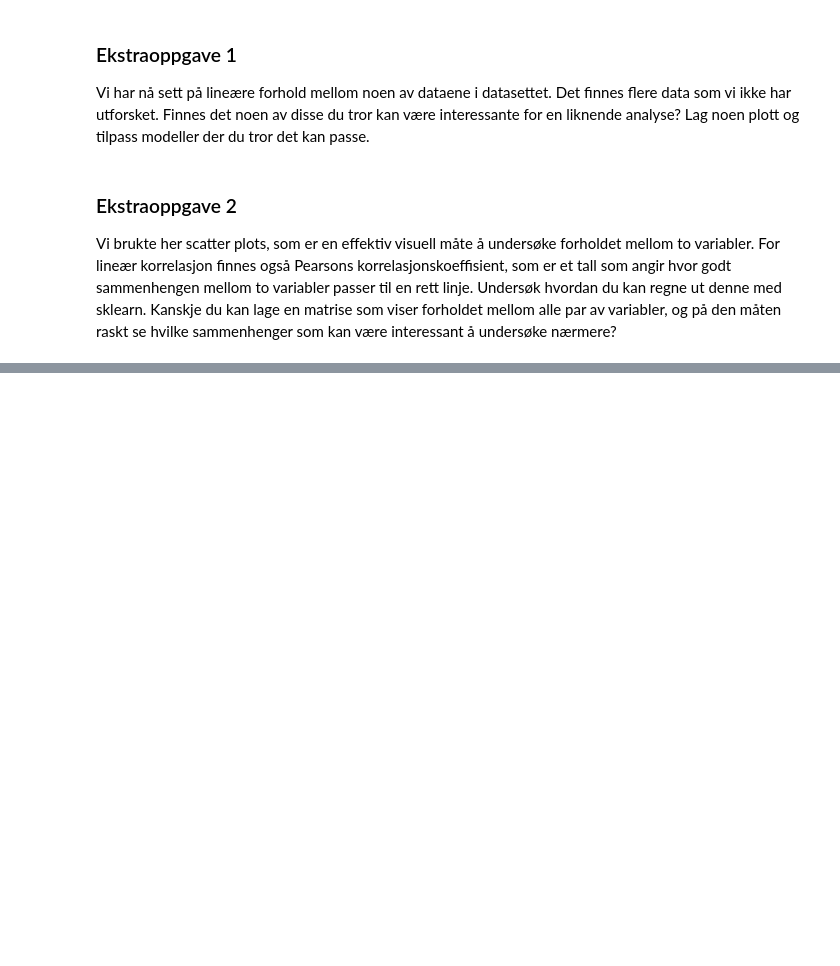
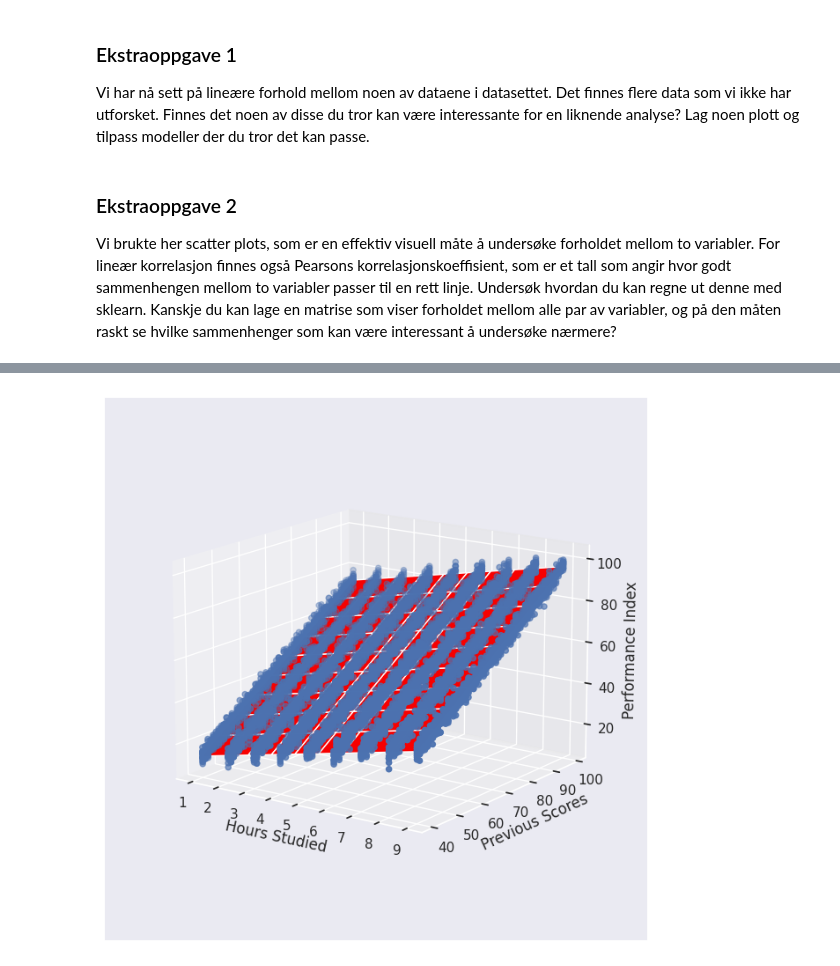
Before and after one commit to eivindlie/ml-workshop-2025, a Jupyter notebook: notebooks/1-regression.ipynb, the cells around one changed output, grey strips where cells are left out. Drawn from its saved outputs; the diff is of its cells as text; code cells hidden in the pictures; blank space fills up the shorter version.

Commit message:
Add a section about multiple linear regression

```diff
--- a/notebooks/1-regression.ipynb
+++ b/notebooks/1-regression.ipynb
@@ -122,0 +209,2 @@ Vi brukte her scatter plots, som er en effektiv visuell måte å undersøke forh
+# %%
+df_student_train, df_student_test = sklearn.model_selection.train_test_split(df_student, test_size=0.2)
@@ -122,0 +214,3 @@ Vi brukte her scatter plots, som er en effektiv visuell måte å undersøke forh
+# %%
+student_model1 = sklearn.linear_model.LinearRegression()
+student_model1.fit(df_student_train[['Hours Studied', 'Previous Scores']], df_student_train['Performance Index'])
@@ -122,0 +222,22 @@ Vi brukte her scatter plots, som er en effektiv visuell måte å undersøke forh
+# %%
+fig = plt.figure(figsize=(8,8))
+ax = fig.add_subplot(projection='3d')
+
+x1 = np.linspace(min(df_student_train['Hours Studied']), max(df_student_train['Hours Studied']), 10)
+x2 = np.linspace(min(df_student_train['Previous Scores']), max(df_student_train['Previous Scores']), 10)
+x1, x2 = np.meshgrid(x1, x2)
+x3 = student_model1.predict(np.c_[x1.ravel(), x2.ravel()])
+x3 = x3.reshape(x1.shape)
+ax.plot_surface(x1, x2, x3, color='red')
+
+ax.scatter(df_student_train['Hours Studied'], df_student_train['Previous Scores'], df_student_train['Performance Index'])
+
+ax.set_xlabel('Hours Studied')
+ax.set_ylabel("Previous Scores")
+ax.set_zlabel("Performance Index")
+ax.view_init(15, -55, 0)
+ax.set_box_aspect(None, zoom=0.85)
+
+plt.show()
+# %% [output]
+[figure, added]
```
Also changed, not shown: parts of 27 cells of this notebook.
